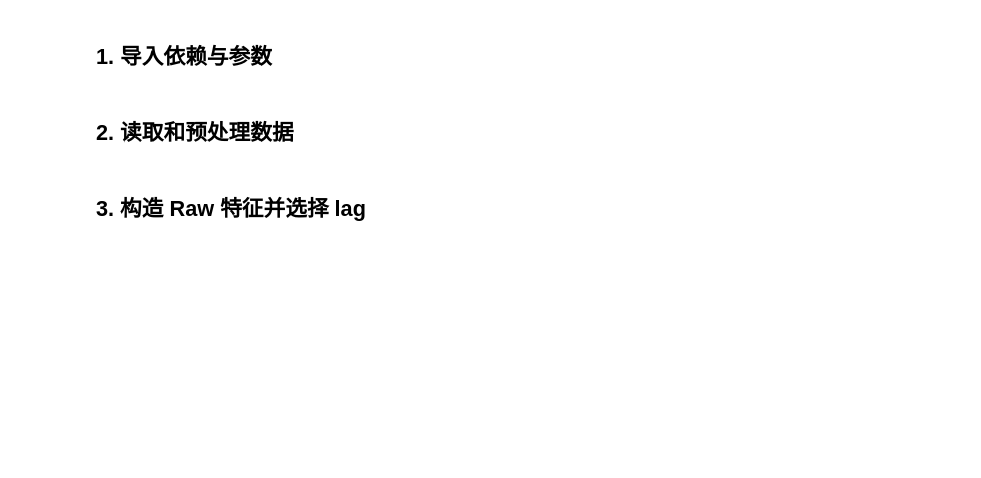
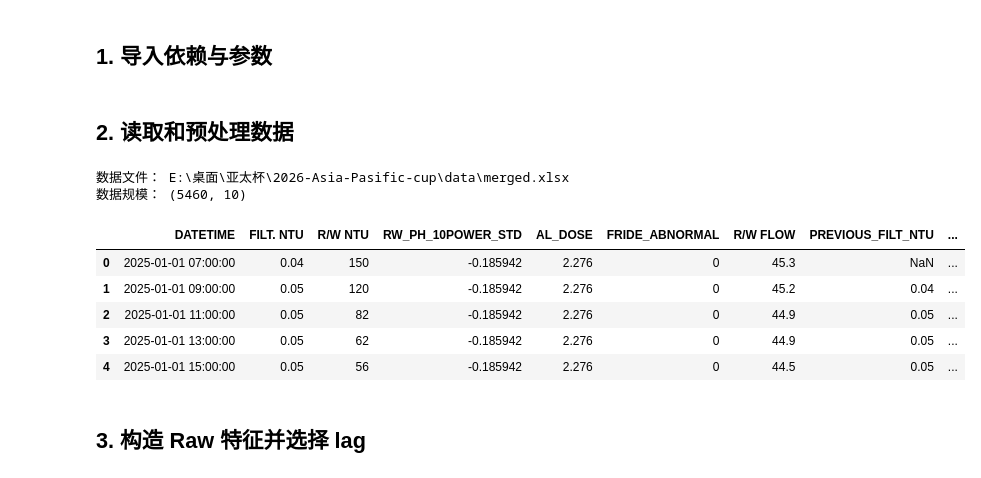
Before and after one commit to Azdmjiny/2026-Asia-Pasific-cup, a Jupyter notebook: temp/p2_raw_AL_DOSE_FRIDE_ABNORMAL.ipynb, the cells around one changed output. Saved outputs shown, nothing was run; the diff lists cells and outputs as text; code cells hidden in the pictures; blank space fills up the shorter version.

```diff
--- a/temp/p2_raw_AL_DOSE_FRIDE_ABNORMAL.ipynb
+++ b/temp/p2_raw_AL_DOSE_FRIDE_ABNORMAL.ipynb
@@ -68,8 +68,10 @@ def construct_datetime(frame):
     if "DATETIME" in frame.columns:
         frame["DATETIME"] = pd.to_datetime(frame["DATETIME"], errors="coerce")
         return frame
+
     date_col = next(c for c in ["DATE", "Date", "date"] if c in frame.columns)
     time_col = next(c for c in ["TIME", "Time", "time"] if c in frame.columns)
+
     frame["DATETIME"] = pd.to_datetime(
         frame[date_col].astype(str).str.split().str[0]
         + " "
@@ -85,57 +87,111 @@ PROJECT_ROOT = (
     if DATA_PATH.parent.name == "data"
     else Path.cwd().resolve()
 )
+
 OUTPUT_DIR = PROJECT_ROOT / "outputs" / "problem2_raw_linear_blend"
 FIG_DIR = OUTPUT_DIR / "figures"
 MODEL_DIR = OUTPUT_DIR / "models"
+
 for directory in [OUTPUT_DIR, FIG_DIR, MODEL_DIR]:
     directory.mkdir(parents=True, exist_ok=True)
 
+
 df = construct_datetime(pd.read_excel(DATA_PATH))
 df = df.dropna(subset=["DATETIME"]).sort_values("DATETIME").reset_index(drop=True)
+
+# 这里保留原始输入变量，因为 AL_DOSE 和 pH 新变量都要从原始变量构造
 input_features = [
     column
     for column in ["R/W NTU", "R/W PH", "ALUM", "F/RIDE", "R/W FLOW"]
     if column in df.columns
 ]
+
 data = df[["DATETIME", TARGET_COL] + input_features].copy()
 
-for column in [TARGET_COL] + input_features:
-    data[column] = pd.to_numeric(data[column], errors="coerce")
 
+# 1. 先把原始变量转成数值型
+raw_numeric_cols = [TARGET_COL] + input_features
+for col in raw_numeric_cols:
+    data[col] = pd.to_numeric(data[col], errors="coerce")
+
+
+# 2. 先处理原始变量缺失值
 for column, value in {"F/RIDE": 0, "R/W PH": 7, "ALUM": 0.06}.items():
     if column in data.columns:
         data[column] = data[column].fillna(value)
+
 
 for column in [TARGET_COL] + input_features:
     if column not in {"F/RIDE", "R/W PH", "ALUM"}:
         data[column] = (
             data[column]
             .interpolate(method="linear", limit_direction="both")
             .ffill()
             .bfill()
         )
 
+
+# 3. 构造 pH 新变量：10^pH，然后标准化
+if "R/W PH" not in data.columns:
+    raise KeyError("需要存在 R/W PH 才能构造 RW_PH_10POWER_STD")
+
+data["RW_PH_10POWER"] = 10 ** data["R/W PH"]
+
+ph_mean = data["RW_PH_10POWER"].mean()
+ph_std = data["RW_PH_10POWER"].std()
+
+data["RW_PH_10POWER_STD"] = (
+    data["RW_PH_10POWER"] - ph_mean
+) / (ph_std + 1e-8)
+
+
+# 4. 构造 AL_DOSE 和 FRIDE_ABNORMAL
 if not {"ALUM", "F/RIDE"}.issubset(data.columns):
     raise KeyError("需要同时存在 ALUM 和 F/RIDE 才能构造 AL_DOSE 与 FRIDE_ABNORMAL")
 
 fride = data["F/RIDE"]
-data["FRIDE_CLEAN"] = np.where((fride > 0) & (fride <= 0.01), fride, 0.0)
+
+data["FRIDE_CLEAN"] = np.where(
+    (fride > 0) & (fride <= 0.01),
+    fride,
+    0.0,
+)
+
 data["AL_DOSE"] = 56.9 * data["ALUM"] + 81.0 * data["FRIDE_CLEAN"]
 data["FRIDE_ABNORMAL"] = (fride > 0.01).astype(int)
 
+
+# 5. 最后再检查 CORE_FEATURES 是否都已经存在
+missing_features = [column for column in CORE_FEATURES if column not in data.columns]
+if missing_features:
+    raise KeyError(f"CORE_FEATURES 中这些变量不存在: {missing_features}")
+
 available_features = [column for column in CORE_FEATURES if column in data.columns]
+
 data = data[["DATETIME", TARGET_COL] + available_features].copy()
 
+
+# 6. 构造上一时刻 FILT. NTU 和差分项
 data["PREVIOUS_FILT_NTU"] = data[TARGET_COL].shift(1)
 data["DIFF_FILT_NTU"] = data[TARGET_COL] - data["PREVIOUS_FILT_NTU"]
+
 data["DIFF_FILT_NTU_HURDLE01"] = data["DIFF_FILT_NTU"].clip(-1, 1).mask(
     data["DIFF_FILT_NTU"].clip(-1, 1).abs() < 0.1,
     0.0,
 )
+
 print("数据文件：", DATA_PATH)
 print("数据规模：", data.shape)
 display(data.head())
+# %% [output]
+数据文件： E:\桌面\亚太杯\2026-Asia-Pasific-cup\data\merged.xlsx
+数据规模： (5460, 10)
+|  | DATETIME | FILT. NTU | R/W NTU | RW_PH_10POWER_STD | AL_DOSE | FRIDE_ABNORMAL | R/W FLOW | PREVIOUS_FILT_NTU | ... |
+| 0 | 2025-01-01 07:00:00 | 0.04 | 150 | -0.185942 | 2.276 | 0 | 45.3 | NaN | ... |
+| 1 | 2025-01-01 09:00:00 | 0.05 | 120 | -0.185942 | 2.276 | 0 | 45.2 | 0.04 | ... |
+| 2 | 2025-01-01 11:00:00 | 0.05 | 82 | -0.185942 | 2.276 | 0 | 44.9 | 0.05 | ... |
+| 3 | 2025-01-01 13:00:00 | 0.05 | 62 | -0.185942 | 2.276 | 0 | 44.9 | 0.05 | ... |
+| 4 | 2025-01-01 15:00:00 | 0.05 | 56 | -0.185942 | 2.276 | 0 | 44.5 | 0.05 | ... |
 # %% [markdown]
 ## 3. 构造 Raw 特征并选择 lag
 # %%
```
Also changed, not shown: parts of 7 cells of this notebook.
